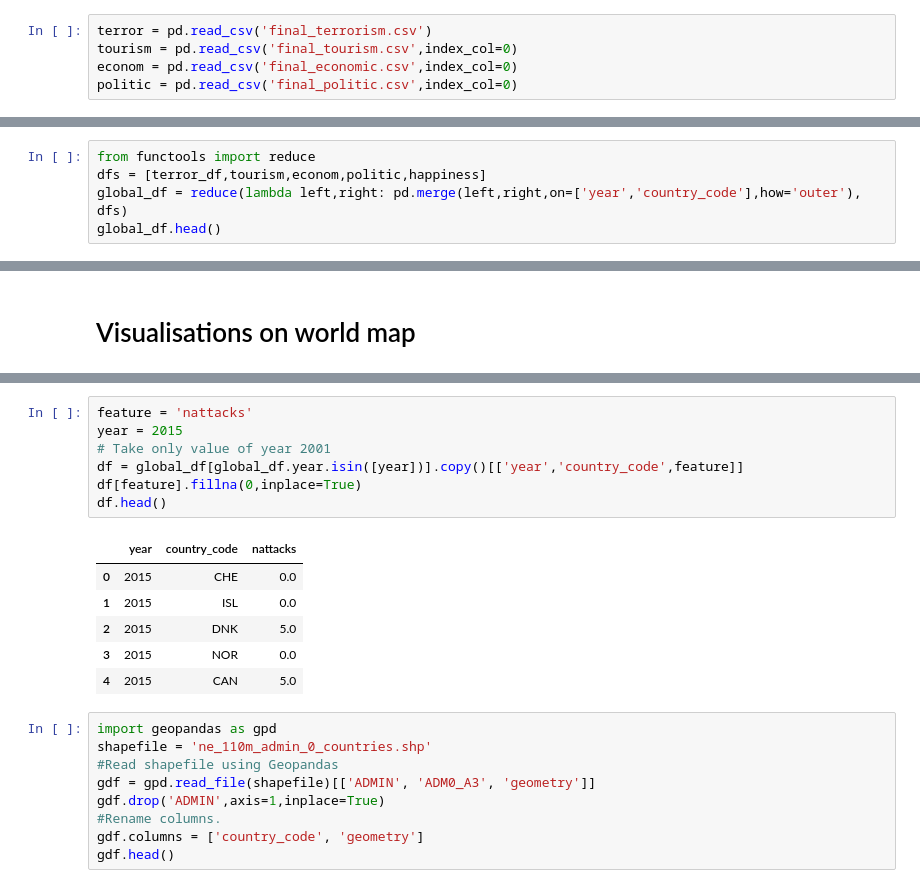
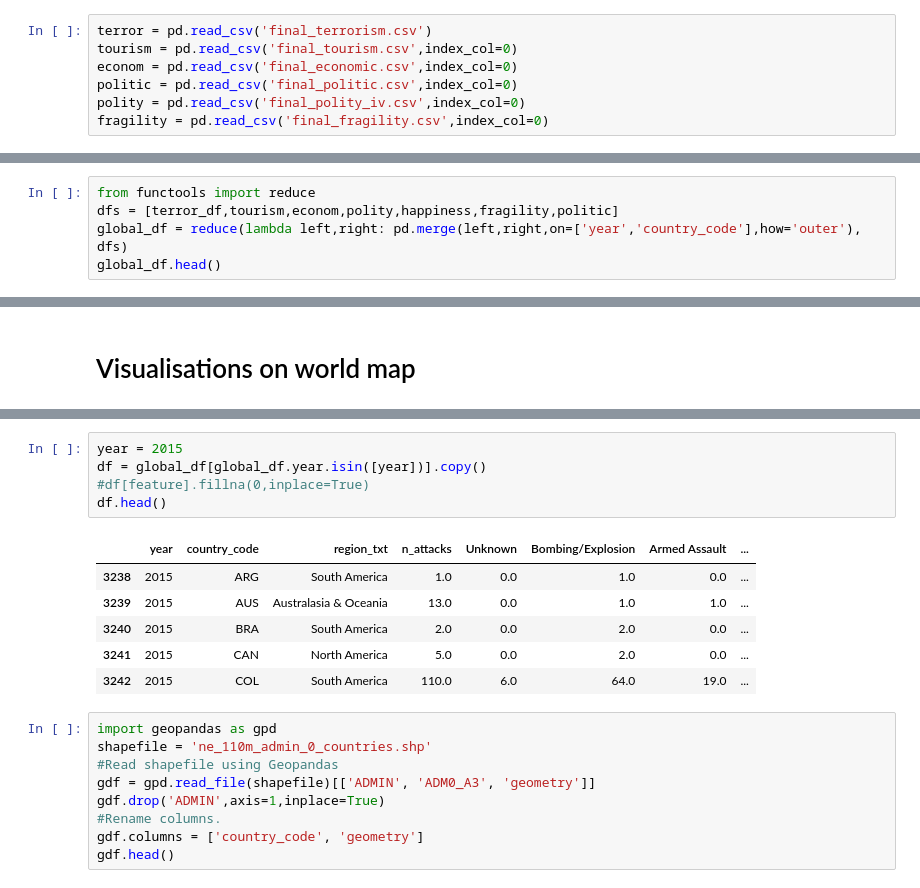
Before and after one commit to CharlesCoster/ada-project-terrorism-impact, a Jupyter notebook: part4.ipynb, the cells around one changed output, grey strips where cells are left out. Saved outputs shown, nothing was run; the diff lists cells and outputs as text.

```diff
--- a/part4.ipynb
+++ b/part4.ipynb
@@ -9,6 +9,8 @@ terror = pd.read_csv('final_terrorism.csv')
 tourism = pd.read_csv('final_tourism.csv',index_col=0)
 econom = pd.read_csv('final_economic.csv',index_col=0)
 politic = pd.read_csv('final_politic.csv',index_col=0)
+polity = pd.read_csv('final_polity_iv.csv',index_col=0)
+fragility = pd.read_csv('final_fragility.csv',index_col=0)
 # %%
 countries = pd.read_csv('country_code.csv',encoding='latin')
 countries.columns=['country_txt','country_code']
@@ -159,7 +171,7 @@ happiness.head()
 | 4 | 7.427 | 1.32629 | 1.32261 | 0.90563 | 0.63297 | 0.32957 | 0.45811 | 2.45176 | 2015 | ... |
 # %%
 from functools import reduce
-dfs = [terror_df,tourism,econom,politic,happiness]
+dfs = [terror_df,tourism,econom,polity,happiness,fragility,politic]
 global_df = reduce(lambda left,right: pd.merge(left,right,on=['year','country_code'],how='outer'), dfs)
 global_df.head()
 # %% [output]
@@ -249,17 +281,15 @@ plt.show()
 # %%
-feature = 'nattacks'
 year = 2015
-# Take only value of year 2001
-df = global_df[global_df.year.isin([year])].copy()[['year','country_code',feature]]
-df[feature].fillna(0,inplace=True)
+df = global_df[global_df.year.isin([year])].copy()
+#df[feature].fillna(0,inplace=True)
 df.head()
 # %% [output]
-|  | year | country_code | nattacks |
-| 0 | 2015 | CHE | 0.0 |
-| 1 | 2015 | ISL | 0.0 |
-| 2 | 2015 | DNK | 5.0 |
-| 3 | 2015 | NOR | 0.0 |
-| 4 | 2015 | CAN | 5.0 |
+|  | year | country_code | region_txt | n_attacks | Unknown | Bombing/Explosion | Armed Assault | ... |
+| 3238 | 2015 | ARG | South America | 1.0 | 0.0 | 1.0 | 0.0 | ... |
+| 3239 | 2015 | AUS | Australasia & Oceania | 13.0 | 0.0 | 1.0 | 1.0 | ... |
+| 3240 | 2015 | BRA | South America | 2.0 | 0.0 | 2.0 | 0.0 | ... |
+| 3241 | 2015 | CAN | North America | 5.0 | 0.0 | 2.0 | 0.0 | ... |
+| 3242 | 2015 | COL | South America | 110.0 | 6.0 | 64.0 | 19.0 | ... |
 # %%
 import geopandas as gpd
 shapefile = 'ne_110m_admin_0_countries.shp'
```
Also changed, not shown: parts of 12 cells of this notebook.
